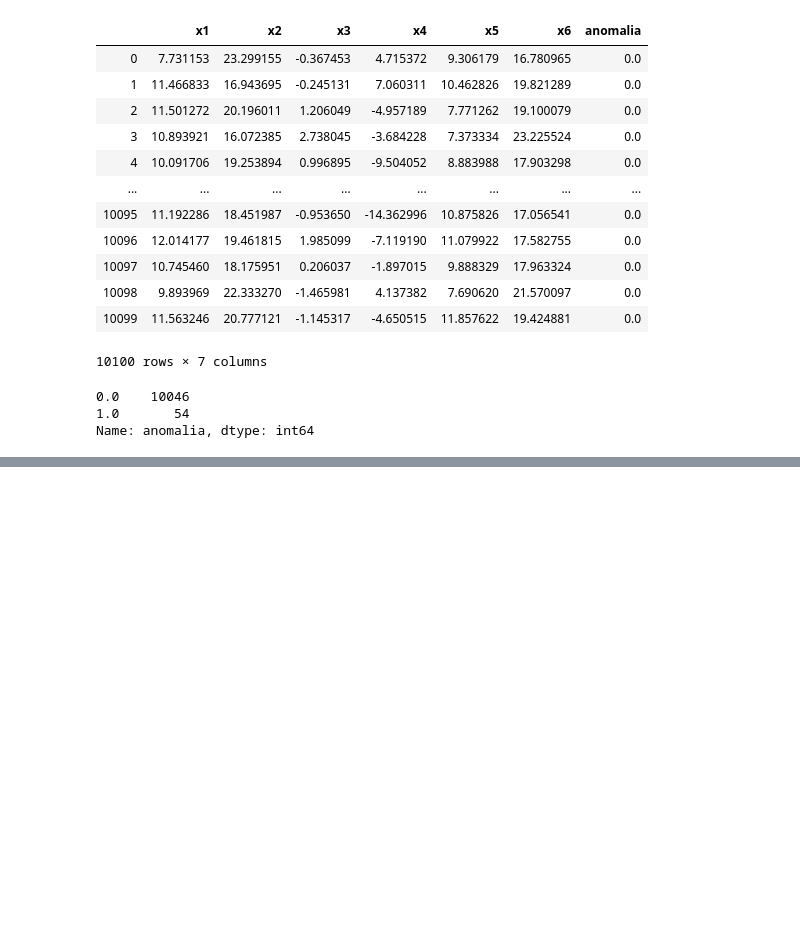
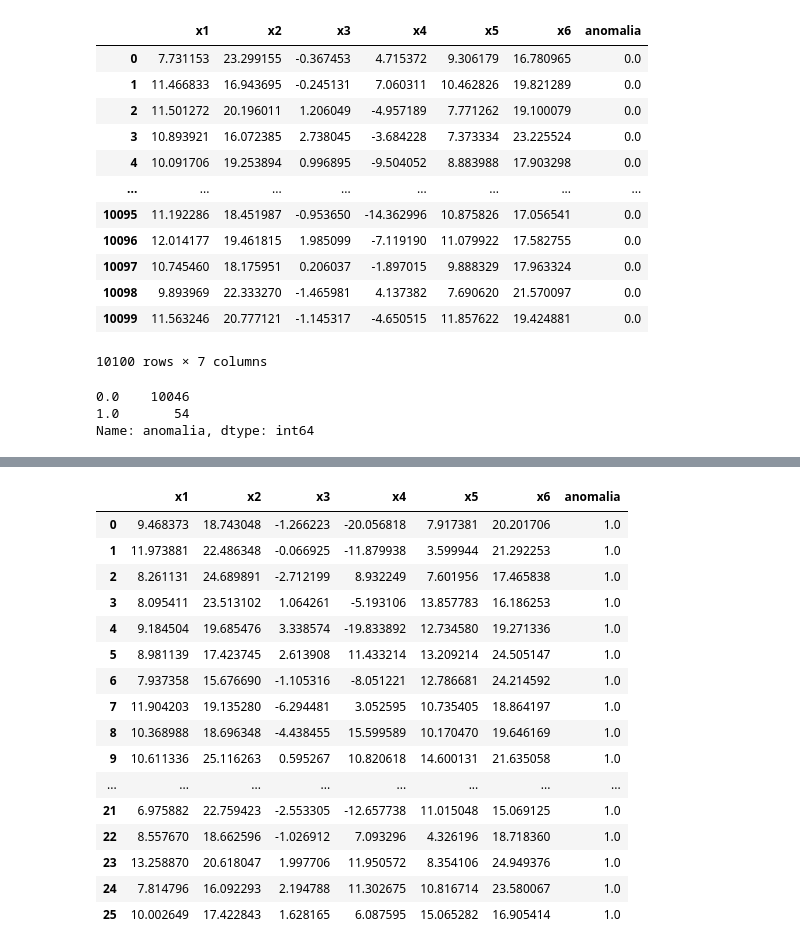
Before and after one commit to princya-oliveira/data-science, a Jupyter notebook: modulo_14_deteccao_anomalias/deteccao_anomalias_exercicio.ipynb, the cells around one changed output, grey strips where cells are left out. Drawn from its saved outputs; the diff is of its cells as text; code cells hidden in the pictures; blank space fills up the shorter version.

```diff
--- a/modulo_14_deteccao_anomalias/deteccao_anomalias_exercicio.ipynb
+++ b/modulo_14_deteccao_anomalias/deteccao_anomalias_exercicio.ipynb
@@ -80,0 +186,20 @@ Name: anomalia, dtype: int64
+# %%
+df_te1
+# %% [output]
+|  | x1 | x2 | x3 | x4 | x5 | x6 | anomalia |
+| 0 | 9.468373 | 18.743048 | -1.266223 | -20.056818 | 7.917381 | 20.201706 | 1.0 |
+| 1 | 11.973881 | 22.486348 | -0.066925 | -11.879938 | 3.599944 | 21.292253 | 1.0 |
+| 2 | 8.261131 | 24.689891 | -2.712199 | 8.932249 | 7.601956 | 17.465838 | 1.0 |
+| 3 | 8.095411 | 23.513102 | 1.064261 | -5.193106 | 13.857783 | 16.186253 | 1.0 |
+| 4 | 9.184504 | 19.685476 | 3.338574 | -19.833892 | 12.734580 | 19.271336 | 1.0 |
+| 5 | 8.981139 | 17.423745 | 2.613908 | 11.433214 | 13.209214 | 24.505147 | 1.0 |
+| 6 | 7.937358 | 15.676690 | -1.105316 | -8.051221 | 12.786681 | 24.214592 | 1.0 |
+| 7 | 11.904203 | 19.135280 | -6.294481 | 3.052595 | 10.735405 | 18.864197 | 1.0 |
+| 8 | 10.368988 | 18.696348 | -4.438455 | 15.599589 | 10.170470 | 19.646169 | 1.0 |
+| 9 | 10.611336 | 25.116263 | 0.595267 | 10.820618 | 14.600131 | 21.635058 | 1.0 |
+| ... | ... | ... | ... | ... | ... | ... | ... |
+| 21 | 6.975882 | 22.759423 | -2.553305 | -12.657738 | 11.015048 | 15.069125 | 1.0 |
+| 22 | 8.557670 | 18.662596 | -1.026912 | 7.093296 | 4.326196 | 18.718360 | 1.0 |
+| 23 | 13.258870 | 20.618047 | 1.997706 | 11.950572 | 8.354106 | 24.949376 | 1.0 |
+| 24 | 7.814796 | 16.092293 | 2.194788 | 11.302675 | 10.816714 | 23.580067 | 1.0 |
+| 25 | 10.002649 | 17.422843 | 1.628165 | 6.087595 | 15.065282 | 16.905414 | 1.0 |
```
Also changed, not shown: parts of 60 cells of this notebook, 7 other files.
